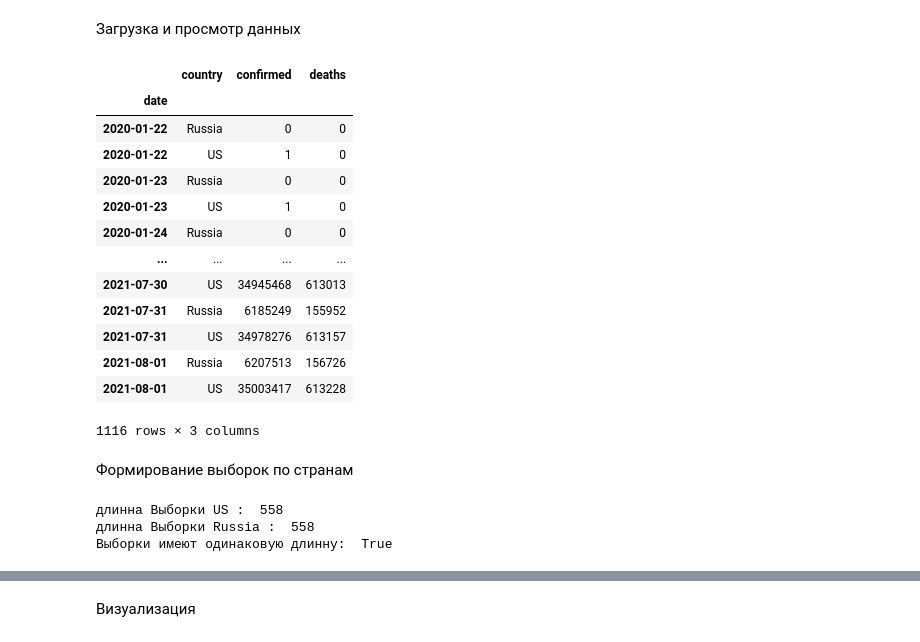
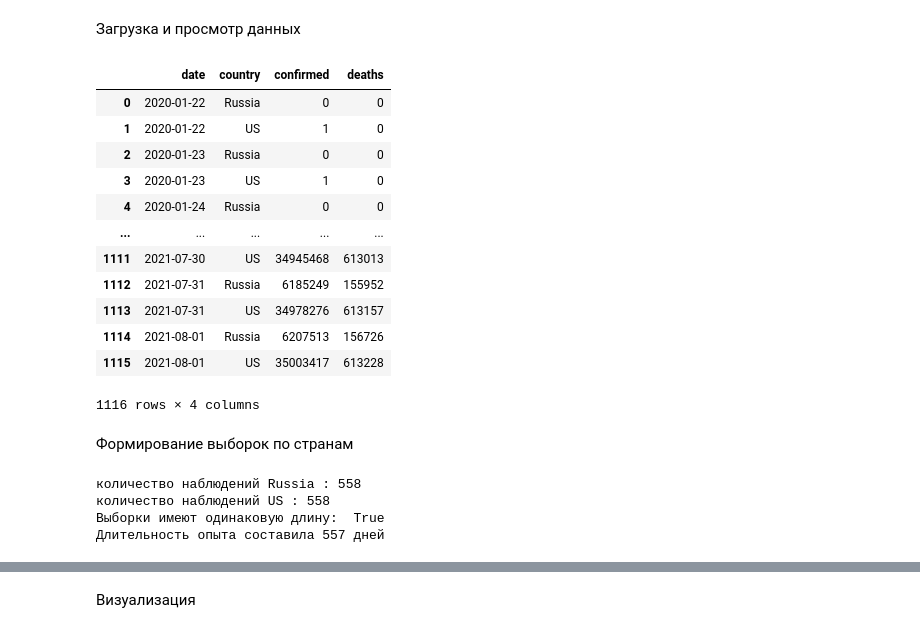
Before and after one commit to sky16k/fps, a Jupyter notebook: основы_стат_2_testing_hw.ipynb, the cells around one changed output, grey strips where cells are left out. Drawn from its saved outputs; the diff is of its cells as text; code cells hidden in the pictures.

```diff
--- a/основы_стат_2_testing_hw.ipynb
+++ b/основы_стат_2_testing_hw.ipynb
@@ -27,35 +40,42 @@ import matplotlib.pyplot as plt   #работа с графиками
 # %% [markdown]
 Загрузка и просмотр данных
 # %%
-df = pd.read_excel('FPS_hw_2_df_2_COVID-19.xlsx',index_col='date')
+df = pd.read_excel('FPS_hw_2_df_2_COVID-19.xlsx')#,index_col='date')
 df#.head()
 #len(df)
 # %% [output]
-|  | country | confirmed | deaths |
-| date |  |  |  |
-| 2020-01-22 | Russia | 0 | 0 |
-| 2020-01-22 | US | 1 | 0 |
-| 2020-01-23 | Russia | 0 | 0 |
-| 2020-01-23 | US | 1 | 0 |
-| 2020-01-24 | Russia | 0 | 0 |
-| ... | ... | ... | ... |
-| 2021-07-30 | US | 34945468 | 613013 |
-| 2021-07-31 | Russia | 6185249 | 155952 |
-| 2021-07-31 | US | 34978276 | 613157 |
-| 2021-08-01 | Russia | 6207513 | 156726 |
-| 2021-08-01 | US | 35003417 | 613228 |
+|  | date | country | confirmed | deaths |
+| 0 | 2020-01-22 | Russia | 0 | 0 |
+| 1 | 2020-01-22 | US | 1 | 0 |
+| 2 | 2020-01-23 | Russia | 0 | 0 |
+| 3 | 2020-01-23 | US | 1 | 0 |
+| 4 | 2020-01-24 | Russia | 0 | 0 |
+| ... | ... | ... | ... | ... |
+| 1111 | 2021-07-30 | US | 34945468 | 613013 |
+| 1112 | 2021-07-31 | Russia | 6185249 | 155952 |
+| 1113 | 2021-07-31 | US | 34978276 | 613157 |
+| 1114 | 2021-08-01 | Russia | 6207513 | 156726 |
+| 1115 | 2021-08-01 | US | 35003417 | 613228 |
-1116 rows × 3 columns
+1116 rows × 4 columns
 # %% [markdown]
 Формирование выборок по странам
 # %%
-# Формирование выборок
-df1 = df[df['country'] == 'US']
-df2 = df[df['country'] == 'Russia']
+### Формирование выборок
+df1_label = 'Russia'
+df2_label = 'US'
 
-print('длинна Выборки US : ', len(df1) )
-print('длинна Выборки Russia : ', len(df2))
-print('Выборки имеют одинаковую длинну: ', len(df1) == len(df2))
+df1 = copy.deepcopy(df[df['country'] == df1_label].reset_index(drop=True))
+df2 = copy.deepcopy(df[df['country'] == df2_label].reset_index(drop=True))
+
+print('количество наблюдений',df1_label,':', len(df1) )
+print('количество наблюдений',df2_label,':', len(df2) )
+print('Выборки имеют одинаковую длину: ', len(df1) == len(df2))
+
+t = len(df1)-1
+
+print('Длительность опыта составила',t,'дней')
 # %% [output]
-длинна Выборки US :  558
-длинна Выборки Russia :  558
-Выборки имеют одинаковую длинну:  True
+количество наблюдений Russia : 558
+количество наблюдений US : 558
+Выборки имеют одинаковую длину:  True
+Длительность опыта составила 557 дней
```
Also changed, not shown: parts of 18 cells of this notebook.
